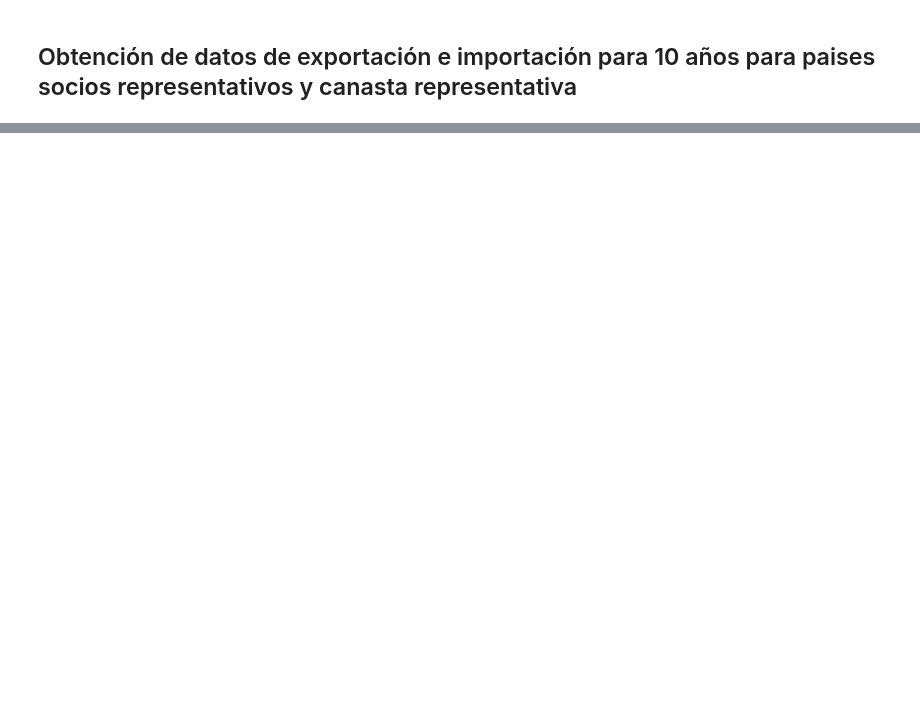
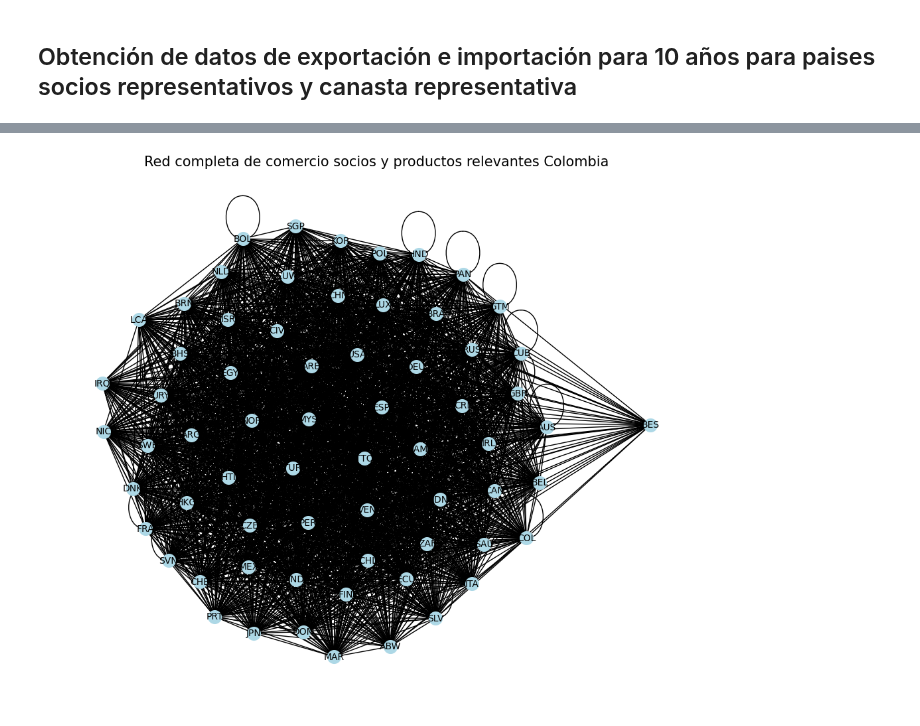
Before and after one commit to hubcborja/Trabajo_grado_ECIJG, a Jupyter notebook: Comtrade_Free_API.ipynb, the cells around one changed output, grey strips where cells are left out. Saved outputs shown, nothing was run; the diff lists cells and outputs as text; code cells hidden in the pictures; blank space fills up the shorter version.

```diff
--- a/Comtrade_Free_API.ipynb
+++ b/Comtrade_Free_API.ipynb
@@ -301,0 +355,8 @@ set()
+# %%
+# Se agrupa por año, origen, destino y expo o impo y sumamos el valor
+flujos_consolidados = base_red.groupby(['period', 'reporter_iso_limpio', 'partner_iso_limpio', 'flowCode'])['primaryValue'].sum().reset_index()
+
+# Se filtra para los socios de interés (Preguntar acerca de este paso)
+lista_iso_socios = df_diccionario_paises[df_diccionario_paises['partnerCode'].isin(socios_comerciales)]['iso3'].tolist()
+flujos_consolidados = flujos_consolidados[(flujos_consolidados['reporter_iso_limpio'].isin(lista_iso_socios)) &(flujos_consolidados['partner_iso_limpio'].isin(lista_iso_socios))]
+flujos_consolidados.head(1)
@@ -301,0 +366,16 @@ set()
+# %%
+# Pivotar tabla
+red_final = flujos_consolidados.pivot_table(index=['period', 'reporter_iso_limpio', 'partner_iso_limpio'],
+                                            columns='flowCode',
+                                            values='primaryValue',
+                                            fill_value=0).reset_index()
+
+# Peso para la red
+red_final['peso_comercio_total'] = red_final['M'] + red_final['X']
+red_final['balanza_comercial'] = red_final['X'] - red_final['M']
+
+nombre_archivo = 'Comtrade_canasta_socios_significativos_2014_2024.csv'
+red_final.to_csv(os.path.join(ruta_drive, nombre_archivo), index=False)
+
+print(red_final.shape)
+red_final.head()
@@ -301,0 +394,13 @@ set()
+# %%
+G = nx.from_pandas_edgelist(red_final,
+                            source='reporter_iso_limpio',
+                            target='partner_iso_limpio',
+                            edge_attr='peso_comercio_total')
+# %%
+plt.figure(figsize=(10, 8))
+pos = nx.spring_layout(G)
+nx.draw(G, pos, with_labels=True, node_color='lightblue', node_size=200, font_size=10)
+plt.title("Red completa de comercio socios y productos relevantes Colombia", size=15)
+plt.show()
+# %% [output]
+[figure, added]
```
Also changed, not shown: parts of 17 cells of this notebook.
